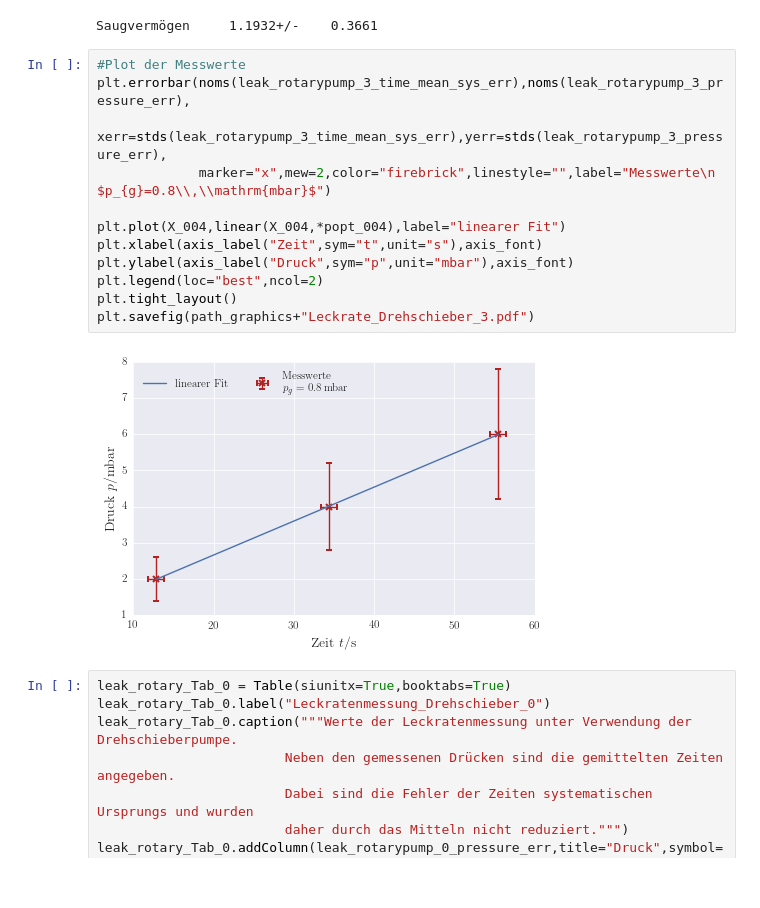
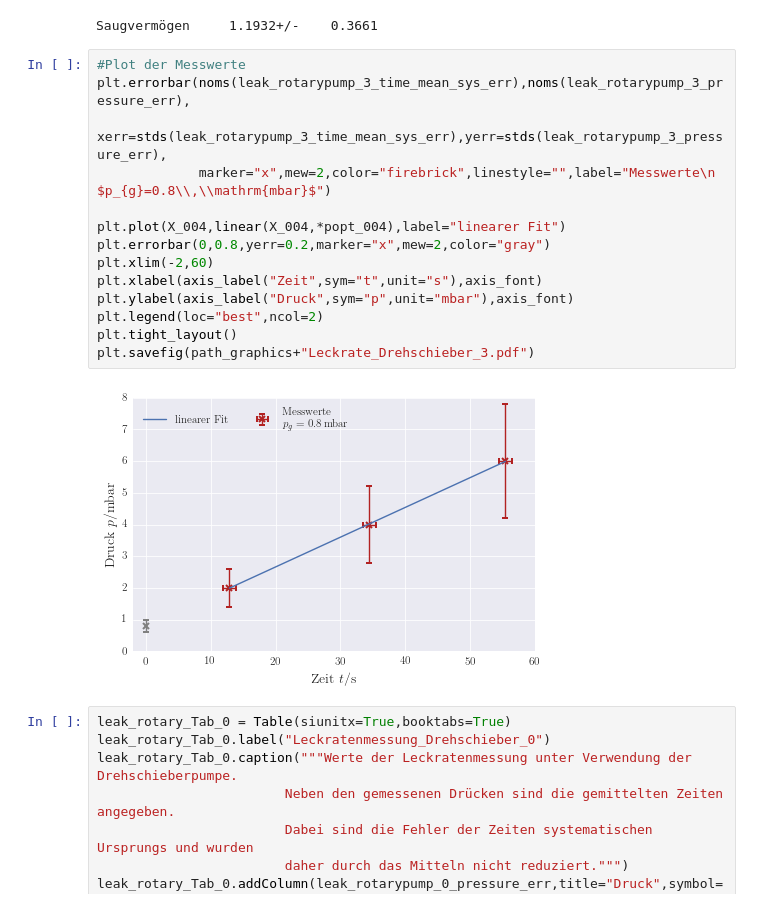
Before and after one commit to LuckyJosh/PhysikFP2015, a Jupyter notebook: 2_Vakuumphysik[ ]/Python/Auswertung.ipynb, the cells around one changed output. Cells and saved outputs as stored; diff of their text form.

```diff
--- a/2_Vakuumphysik[ ]/Python/Auswertung.ipynb
+++ b/2_Vakuumphysik[ ]/Python/Auswertung.ipynb
@@ -864,17 +870,19 @@ Saugvermögen     1.1932+/-    0.3661
 # %%
 #Plot der Messwerte
 plt.errorbar(noms(leak_rotarypump_3_time_mean_sys_err),noms(leak_rotarypump_3_pressure_err),
              xerr=stds(leak_rotarypump_3_time_mean_sys_err),yerr=stds(leak_rotarypump_3_pressure_err),
              marker="x",mew=2,color="firebrick",linestyle="",label="Messwerte\n $p_{g}=0.8\\,\\mathrm{mbar}$")
 
 plt.plot(X_004,linear(X_004,*popt_004),label="linearer Fit")
+plt.errorbar(0,0.8,yerr=0.2,marker="x",mew=2,color="gray")
+plt.xlim(-2,60)
 plt.xlabel(axis_label("Zeit",sym="t",unit="s"),axis_font)
 plt.ylabel(axis_label("Druck",sym="p",unit="mbar"),axis_font)
 plt.legend(loc="best",ncol=2)
 plt.tight_layout()
 plt.savefig(path_graphics+"Leckrate_Drehschieber_3.pdf")
 # %% [output]
-[figure, old version]
+[figure, new version]
 # %%
 leak_rotary_Tab_0 = Table(siunitx=True,booktabs=True)
 leak_rotary_Tab_0.label("Leckratenmessung_Drehschieber_0")
```
Also changed, not shown: parts of 18 cells of this notebook, 30 other files.
